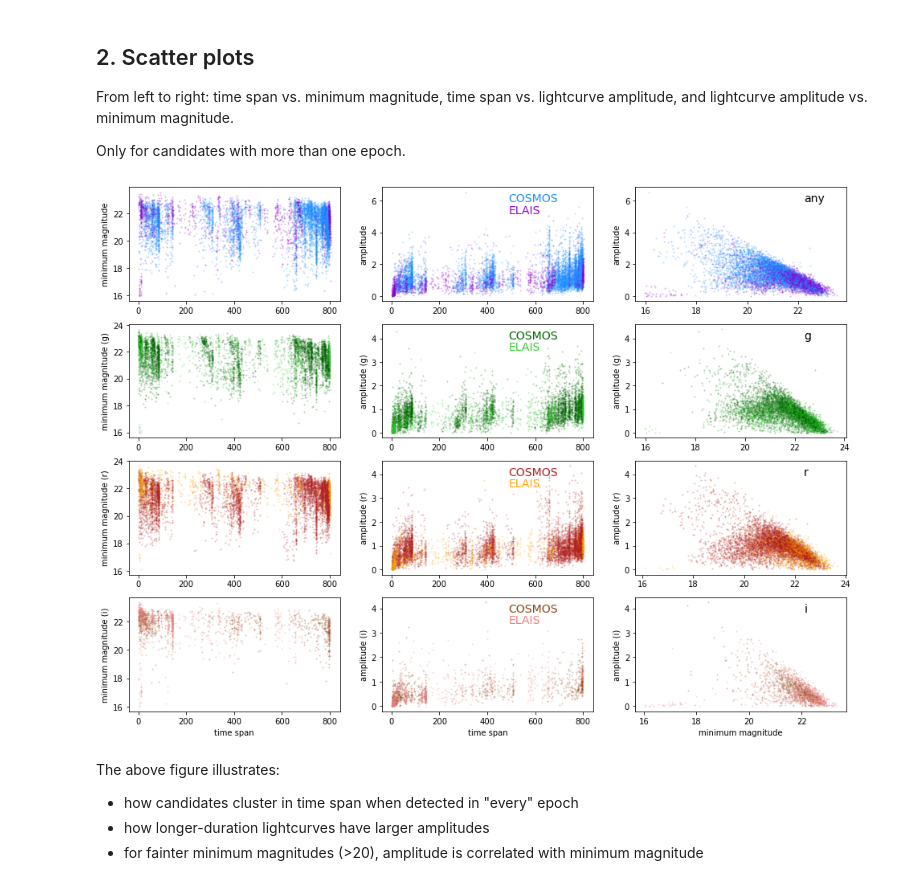
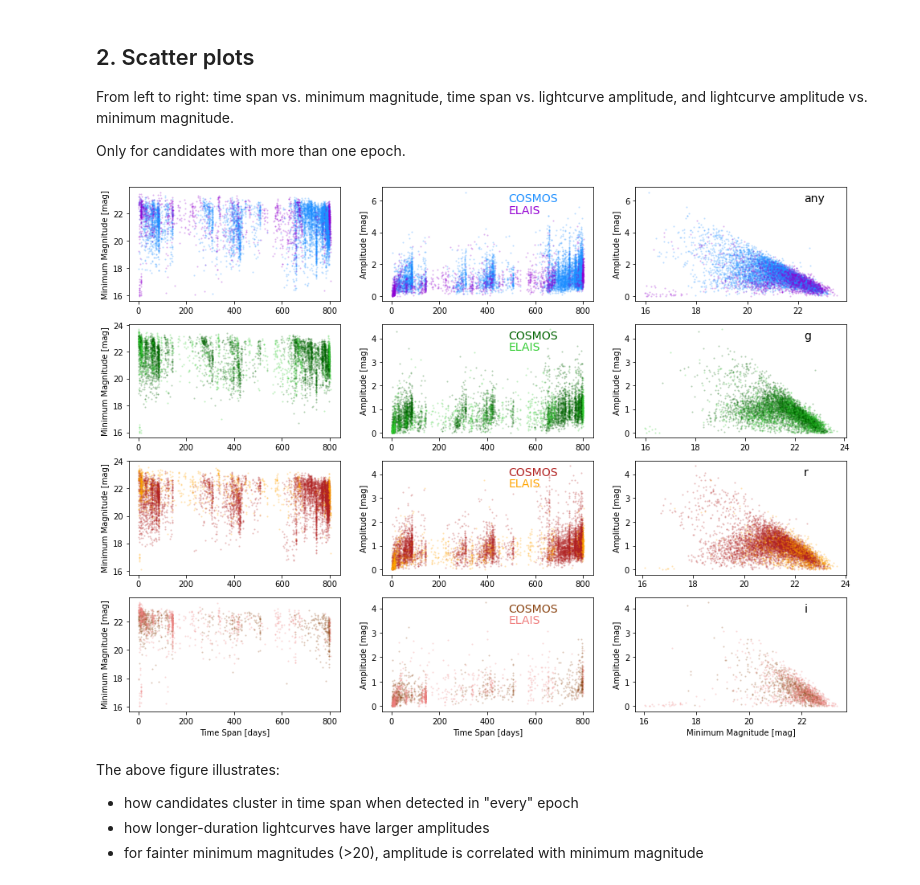
Before and after one commit to MelissaGraham/decam_ddf_tools, a Jupyter notebook: transients_science/explore_nightly_epoch_summary.ipynb, the cells around one changed output. Drawn from its saved outputs; the diff is of its cells as text; code cells hidden in the pictures.

```diff
--- a/transients_science/explore_nightly_epoch_summary.ipynb
+++ b/transients_science/explore_nightly_epoch_summary.ipynb
@@ -321,49 +322,50 @@ ax[0,1].text(0.60, 0.85, 'COSMOS', fontsize=14, color='dodgerblue',
 ax[0,1].text(0.60, 0.75, 'ELAIS',  fontsize=14, color='darkviolet',
              verticalalignment='bottom', horizontalalignment='left',  transform=ax[0,1].transAxes)
 ax[1,1].text(0.60, 0.85, 'COSMOS', fontsize=14, color=clr[0],
              verticalalignment='bottom', horizontalalignment='left',  transform=ax[1,1].transAxes)
 ax[1,1].text(0.60, 0.75, 'ELAIS',  fontsize=14, color=clr[3],
              verticalalignment='bottom', horizontalalignment='left',  transform=ax[1,1].transAxes)
 ax[2,1].text(0.60, 0.85, 'COSMOS', fontsize=14, color=clr[1],
              verticalalignment='bottom', horizontalalignment='left',  transform=ax[2,1].transAxes)
 ax[2,1].text(0.60, 0.75, 'ELAIS',  fontsize=14, color=clr[4],
              verticalalignment='bottom', horizontalalignment='left',  transform=ax[2,1].transAxes)
 ax[3,1].text(0.60, 0.85, 'COSMOS', fontsize=14, color=clr[2],
              verticalalignment='bottom', horizontalalignment='left',  transform=ax[3,1].transAxes)
 ax[3,1].text(0.60, 0.75, 'ELAIS',  fontsize=14, color=clr[5],
              verticalalignment='bottom', horizontalalignment='left',  transform=ax[3,1].transAxes)
 
 ax[0,2].text(0.80, 0.85, 'any',fontsize=14, color='black',
              verticalalignment='bottom', horizontalalignment='left',  transform=ax[0,2].transAxes)
 ax[1,2].text(0.80, 0.85, 'g',  fontsize=14, color='black',
              verticalalignment='bottom', horizontalalignment='left',  transform=ax[1,2].transAxes)
 ax[2,2].text(0.80, 0.85, 'r',  fontsize=14, color='black',
              verticalalignment='bottom', horizontalalignment='left',  transform=ax[2,2].transAxes)
 ax[3,2].text(0.80, 0.85, 'i',  fontsize=14, color='black',
              verticalalignment='bottom', horizontalalignment='left',  transform=ax[3,2].transAxes)
 
-ax[0,0].set_ylabel('minimum magnitude')
-ax[0,1].set_ylabel('amplitude')
-ax[0,2].set_ylabel('amplitude')
+ax[0,0].set_ylabel('Minimum Magnitude [mag]')
+ax[0,1].set_ylabel('Amplitude [mag]')
+ax[0,2].set_ylabel('Amplitude [mag]')
 
-ax[1,0].set_ylabel('minimum magnitude (g)')
-ax[1,1].set_ylabel('amplitude (g)')
-ax[1,2].set_ylabel('amplitude (g)')
+ax[1,0].set_ylabel('Minimum Magnitude [mag]')
+ax[1,1].set_ylabel('Amplitude [mag]')
+ax[1,2].set_ylabel('Amplitude [mag]')
 
-ax[2,0].set_ylabel('minimum magnitude (r)')
-ax[2,1].set_ylabel('amplitude (r)')
-ax[2,2].set_ylabel('amplitude (r)')
+ax[2,0].set_ylabel('Minimum Magnitude [mag]')
+ax[2,1].set_ylabel('Amplitude [mag]')
+ax[2,2].set_ylabel('Amplitude [mag]')
 
-ax[3,0].set_xlabel('time span')
-ax[3,1].set_xlabel('time span')
-ax[3,2].set_xlabel('minimum magnitude')
-ax[3,0].set_ylabel('minimum magnitude (i)')
-ax[3,1].set_ylabel('amplitude (i)')
-ax[3,2].set_ylabel('amplitude (i)')
+ax[3,0].set_xlabel('Time Span [days]')
+ax[3,1].set_xlabel('Time Span [days]')
+ax[3,2].set_xlabel('Minimum Magnitude [mag]')
+ax[3,0].set_ylabel('Minimum Magnitude [mag]')
+ax[3,1].set_ylabel('Amplitude [mag]')
+ax[3,2].set_ylabel('Amplitude [mag]')
 
+plt.savefig('all_nightly_epochs_files/scatterplots', bbox_inches='tight')
 plt.show()
 # %% [output]
-[figure, old version]
+[figure, new version]
 # %% [markdown]
 The above figure illustrates:
  * how candidates cluster in time span when detected in "every" epoch
```
Also changed, not shown: parts of 4 cells of this notebook, 3 other files.
